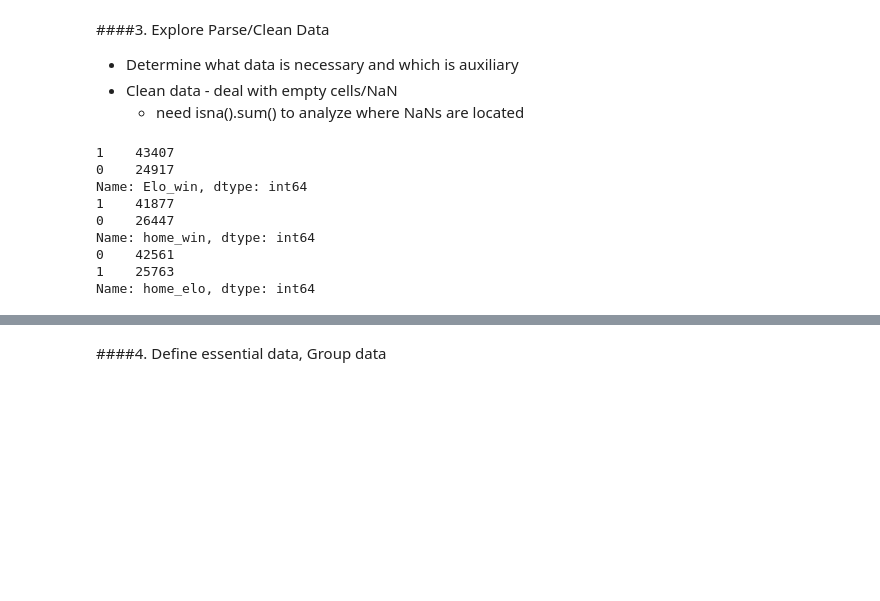
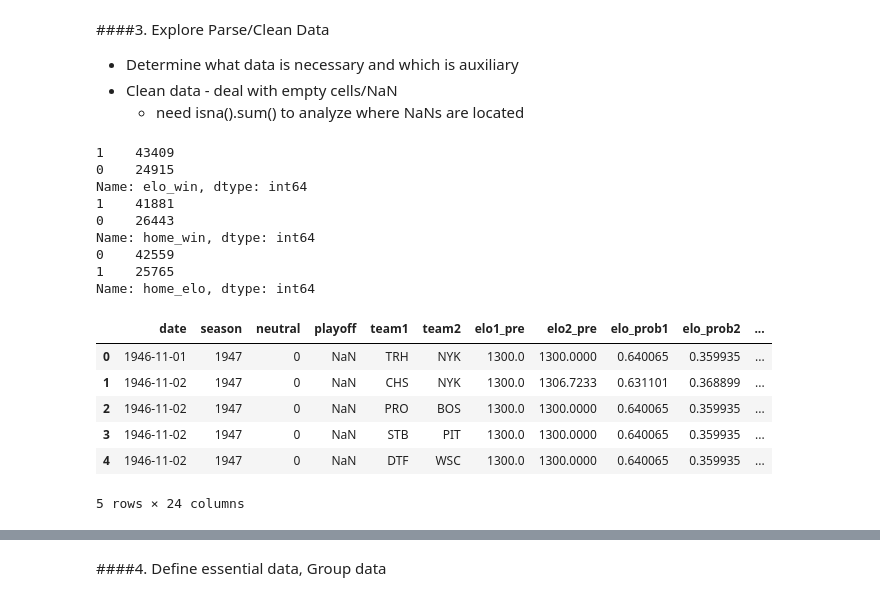
Before and after one commit to hughjafro/DS-Sprint-5-Project-Week, a Jupyter notebook: DS_151_Sprint_Project.ipynb, the cells around one changed output, grey strips where cells are left out. Drawn from its saved outputs; the diff is of its cells as text; code cells hidden in the pictures; blank space fills up the shorter version.

```diff
--- a/DS_151_Sprint_Project.ipynb
+++ b/DS_151_Sprint_Project.ipynb
@@ -312,22 +299,32 @@ def j(row):
         val = 0
     return val
 # %%
-nba_data['Elo_win'] = nba_data.apply(f, axis=1)
+nba_data['elo_win'] = nba_data.apply(f, axis=1)
 # %%
 nba_data['home_win'] = nba_data.apply(h, axis=1)
 # %%
 nba_data['home_elo'] = nba_data.apply(j, axis=1)
 # %%
-print(nba_data.Elo_win.value_counts())
+print(nba_data.elo_win.value_counts())
 print(nba_data.home_win.value_counts())
 print(nba_data.home_elo.value_counts())
 # %% [output]
-1    43407
-0    24917
-Name: Elo_win, dtype: int64
-1    41877
-0    26447
+1    43409
+0    24915
+Name: elo_win, dtype: int64
+1    41881
+0    26443
 Name: home_win, dtype: int64
-0    42561
-1    25763
+0    42559
+1    25765
 Name: home_elo, dtype: int64
+# %%
+nba_data.head()
+# %% [output]
+|  | date | season | neutral | playoff | team1 | team2 | elo1_pre | elo2_pre | elo_prob1 | elo_prob2 | ... |
+| 0 | 1946-11-01 | 1947 | 0 | NaN | TRH | NYK | 1300.0 | 1300.0000 | 0.640065 | 0.359935 | ... |
+| 1 | 1946-11-02 | 1947 | 0 | NaN | CHS | NYK | 1300.0 | 1306.7233 | 0.631101 | 0.368899 | ... |
+| 2 | 1946-11-02 | 1947 | 0 | NaN | PRO | BOS | 1300.0 | 1300.0000 | 0.640065 | 0.359935 | ... |
+| 3 | 1946-11-02 | 1947 | 0 | NaN | STB | PIT | 1300.0 | 1300.0000 | 0.640065 | 0.359935 | ... |
+| 4 | 1946-11-02 | 1947 | 0 | NaN | DTF | WSC | 1300.0 | 1300.0000 | 0.640065 | 0.359935 | ... |
+5 rows × 24 columns
```
Also changed, not shown: parts of 18 cells of this notebook.
